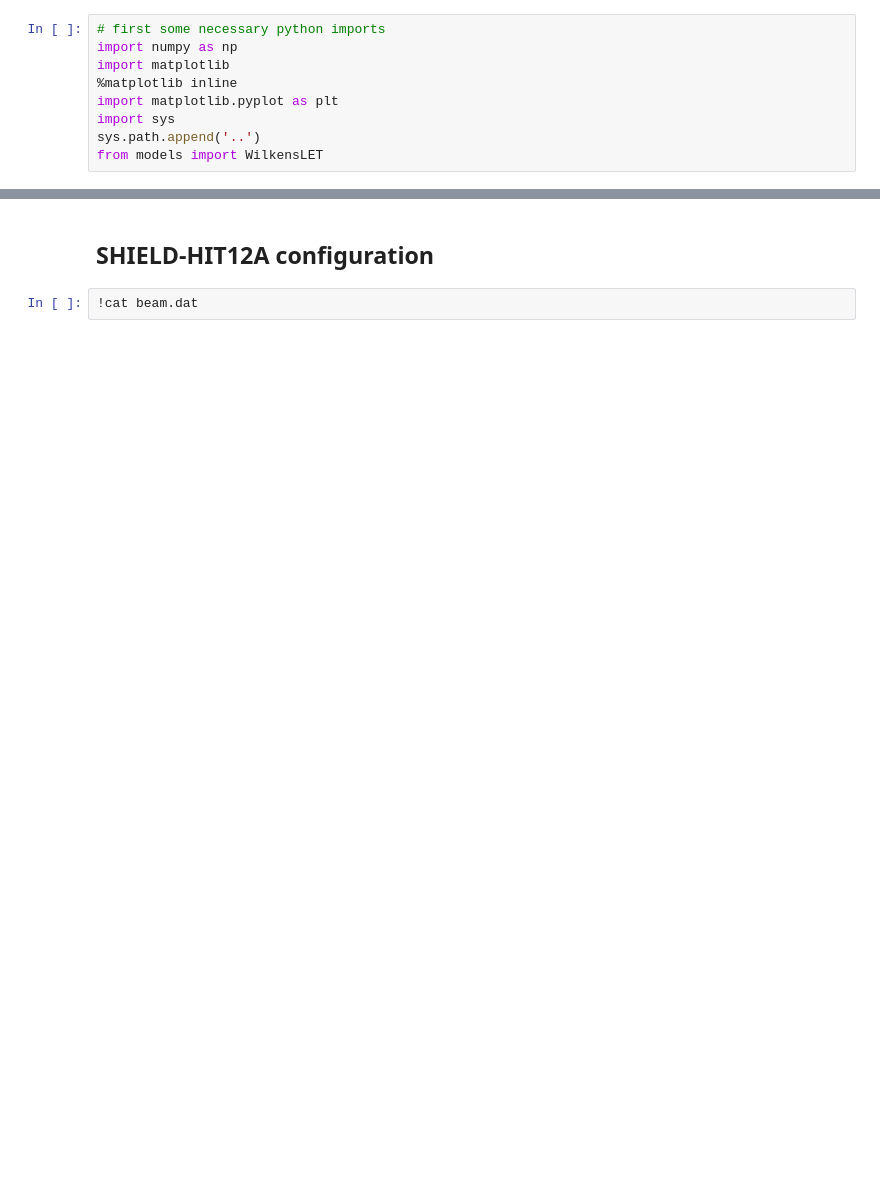
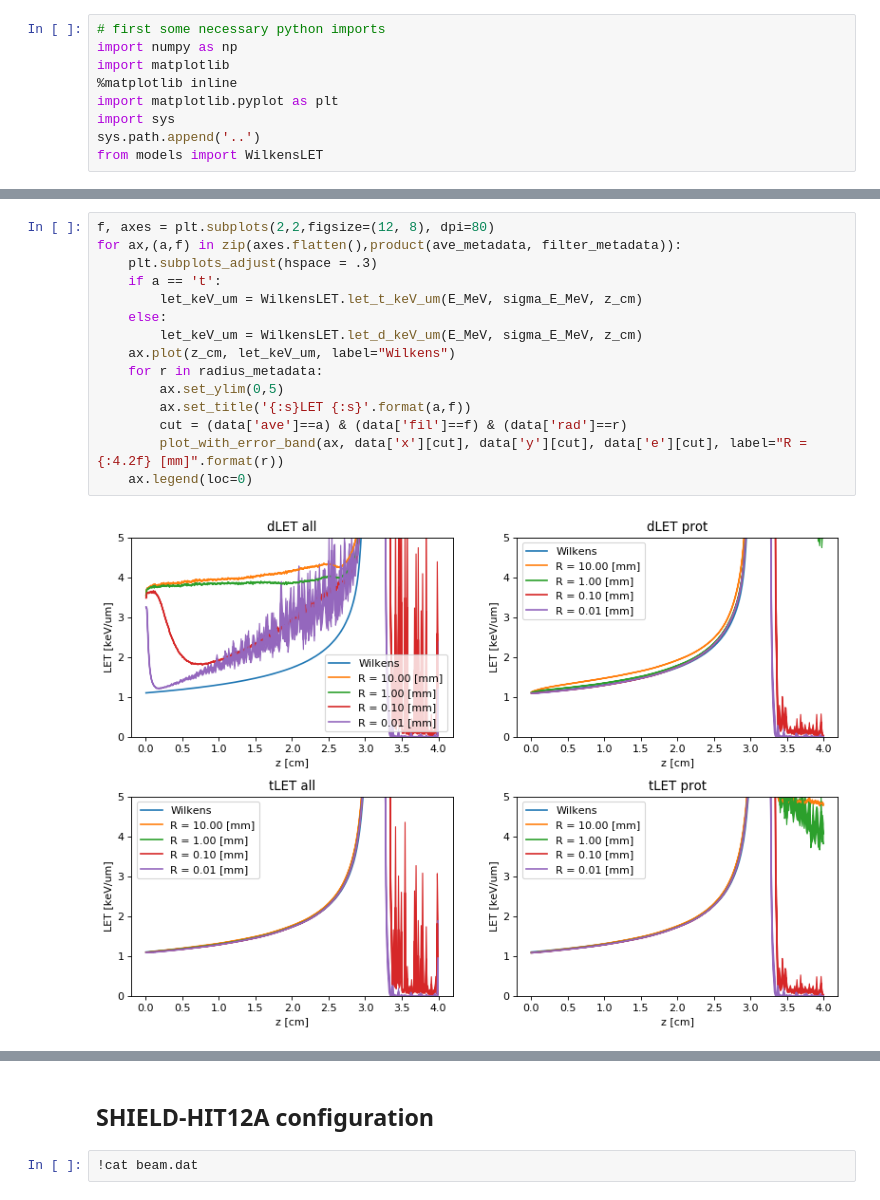
Before and after one commit to DataMedSci/PTAM, a Jupyter notebook: sh12a/comparison.ipynb, the cells around one changed output, grey strips where cells are left out. Drawn from its saved outputs; the diff is of its cells as text; blank space fills up the shorter version.

```diff
--- a/sh12a/comparison.ipynb
+++ b/sh12a/comparison.ipynb
@@ -179,0 +86,17 @@ NameError: name 'let_keV_um' is not defined
+# %%
+f, axes = plt.subplots(2,2,figsize=(12, 8), dpi=80)
+for ax,(a,f) in zip(axes.flatten(),product(ave_metadata, filter_metadata)):
+    plt.subplots_adjust(hspace = .3)
+    if a == 't':
+        let_keV_um = WilkensLET.let_t_keV_um(E_MeV, sigma_E_MeV, z_cm)
+    else:
+        let_keV_um = WilkensLET.let_d_keV_um(E_MeV, sigma_E_MeV, z_cm)
+    ax.plot(z_cm, let_keV_um, label="Wilkens")
+    for r in radius_metadata:
+        ax.set_ylim(0,5)
+        ax.set_title('{:s}LET {:s}'.format(a,f))
+        cut = (data['ave']==a) & (data['fil']==f) & (data['rad']==r)
+        plot_with_error_band(ax, data['x'][cut], data['y'][cut], data['e'][cut], label="R = {:4.2f} [mm]".format(r))
+    ax.legend(loc=0)
+# %% [output]
+[figure, added]
```
Also changed, not shown: parts of 25 cells of this notebook, 35 other files.
